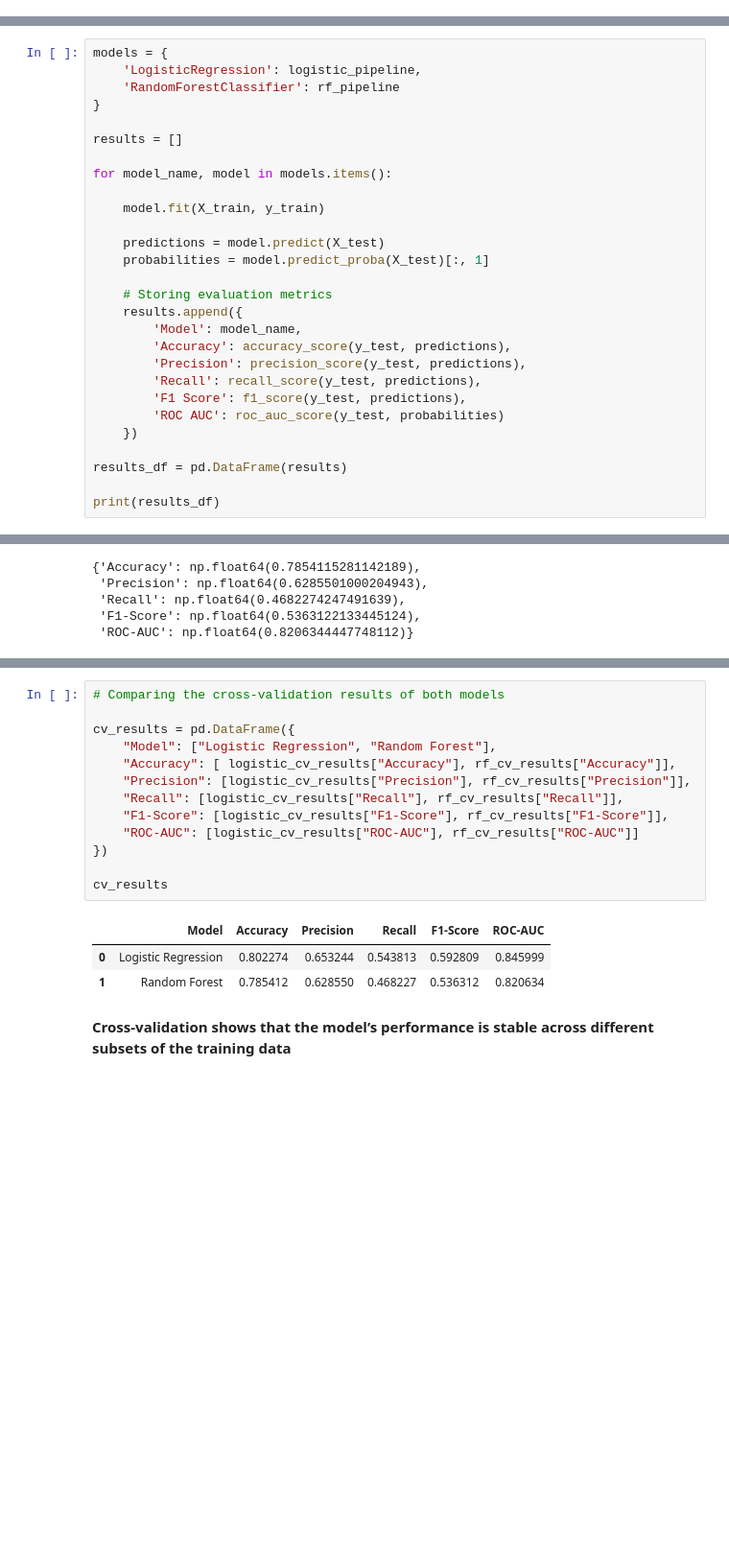
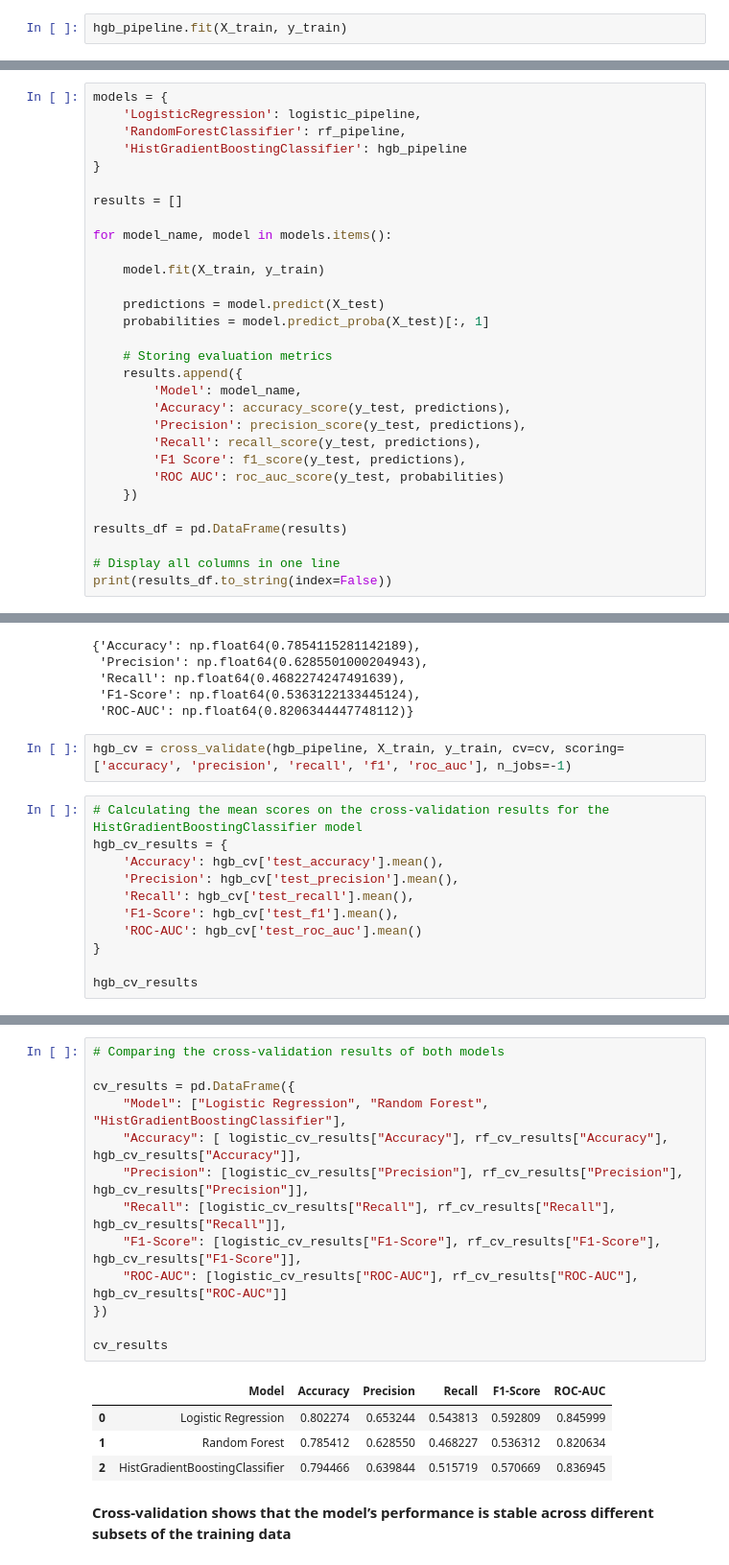
Before and after one commit to ranjansinghds/Telco-Customer-Churn-Prediction-Project, a Jupyter notebook: Telecom_Customer_Churn_Prediction.ipynb, the cells around one changed output, grey strips where cells are left out. Shown at 96% size. Drawn from its saved outputs; the diff is of its cells as text; blank space fills up the shorter version.

```diff
--- a/Telecom_Customer_Churn_Prediction.ipynb
+++ b/Telecom_Customer_Churn_Prediction.ipynb
@@ -423,0 +431,2 @@ roc_auc = roc_auc_score(y_test, rf_prob)
+# %%
+hgb_pipeline.fit(X_train, y_train)
@@ -428,7 +472,8 @@ roc_auc = roc_auc_score(y_test, rf_prob)
 # %%
 models = {
     'LogisticRegression': logistic_pipeline,
-    'RandomForestClassifier': rf_pipeline
+    'RandomForestClassifier': rf_pipeline,
+    'HistGradientBoostingClassifier': hgb_pipeline
 }
 
 results = []
@@ -452,5 +497,6 @@ for model_name, model in models.items():
 
 results_df = pd.DataFrame(results)
 
-print(results_df)
+# Display all columns in one line
+print(results_df.to_string(index=False))
 # %% [output]
@@ -502,3 +549,16 @@ rf_cv_results
  'Recall': np.float64(0.4682274247491639),
  'F1-Score': np.float64(0.5363122133445124),
  'ROC-AUC': np.float64(0.8206344447748112)}
+# %%
+hgb_cv = cross_validate(hgb_pipeline, X_train, y_train, cv=cv, scoring=['accuracy', 'precision', 'recall', 'f1', 'roc_auc'], n_jobs=-1)
+# %%
+# Calculating the mean scores on the cross-validation results for the HistGradientBoostingClassifier model
+hgb_cv_results = {
+    'Accuracy': hgb_cv['test_accuracy'].mean(),
+    'Precision': hgb_cv['test_precision'].mean(),
+    'Recall': hgb_cv['test_recall'].mean(),
+    'F1-Score': hgb_cv['test_f1'].mean(),
+    'ROC-AUC': hgb_cv['test_roc_auc'].mean()
+}
+
+hgb_cv_results
@@ -505,20 +571,21 @@ rf_cv_results
 # %%
 # Comparing the cross-validation results of both models
 
 cv_results = pd.DataFrame({
-    "Model": ["Logistic Regression", "Random Forest"],
-    "Accuracy": [ logistic_cv_results["Accuracy"], rf_cv_results["Accuracy"]],
-    "Precision": [logistic_cv_results["Precision"], rf_cv_results["Precision"]],
-    "Recall": [logistic_cv_results["Recall"], rf_cv_results["Recall"]],
-    "F1-Score": [logistic_cv_results["F1-Score"], rf_cv_results["F1-Score"]],
-    "ROC-AUC": [logistic_cv_results["ROC-AUC"], rf_cv_results["ROC-AUC"]]
+    "Model": ["Logistic Regression", "Random Forest", "HistGradientBoostingClassifier"],
+    "Accuracy": [ logistic_cv_results["Accuracy"], rf_cv_results["Accuracy"], hgb_cv_results["Accuracy"]],
+    "Precision": [logistic_cv_results["Precision"], rf_cv_results["Precision"], hgb_cv_results["Precision"]],
+    "Recall": [logistic_cv_results["Recall"], rf_cv_results["Recall"], hgb_cv_results["Recall"]],
+    "F1-Score": [logistic_cv_results["F1-Score"], rf_cv_results["F1-Score"], hgb_cv_results["F1-Score"]],
+    "ROC-AUC": [logistic_cv_results["ROC-AUC"], rf_cv_results["ROC-AUC"], hgb_cv_results["ROC-AUC"]]
 })
 
 cv_results
 # %% [output]
 |  | Model | Accuracy | Precision | Recall | F1-Score | ROC-AUC |
 | 0 | Logistic Regression | 0.802274 | 0.653244 | 0.543813 | 0.592809 | 0.845999 |
 | 1 | Random Forest | 0.785412 | 0.628550 | 0.468227 | 0.536312 | 0.820634 |
+| 2 | HistGradientBoostingClassifier | 0.794466 | 0.639844 | 0.515719 | 0.570669 | 0.836945 |
 # %% [markdown]
 **Cross-validation shows that the model’s performance is stable across different subsets of the training data**
 # %% [markdown]
```
Also changed, not shown: parts of 11 cells of this notebook.
